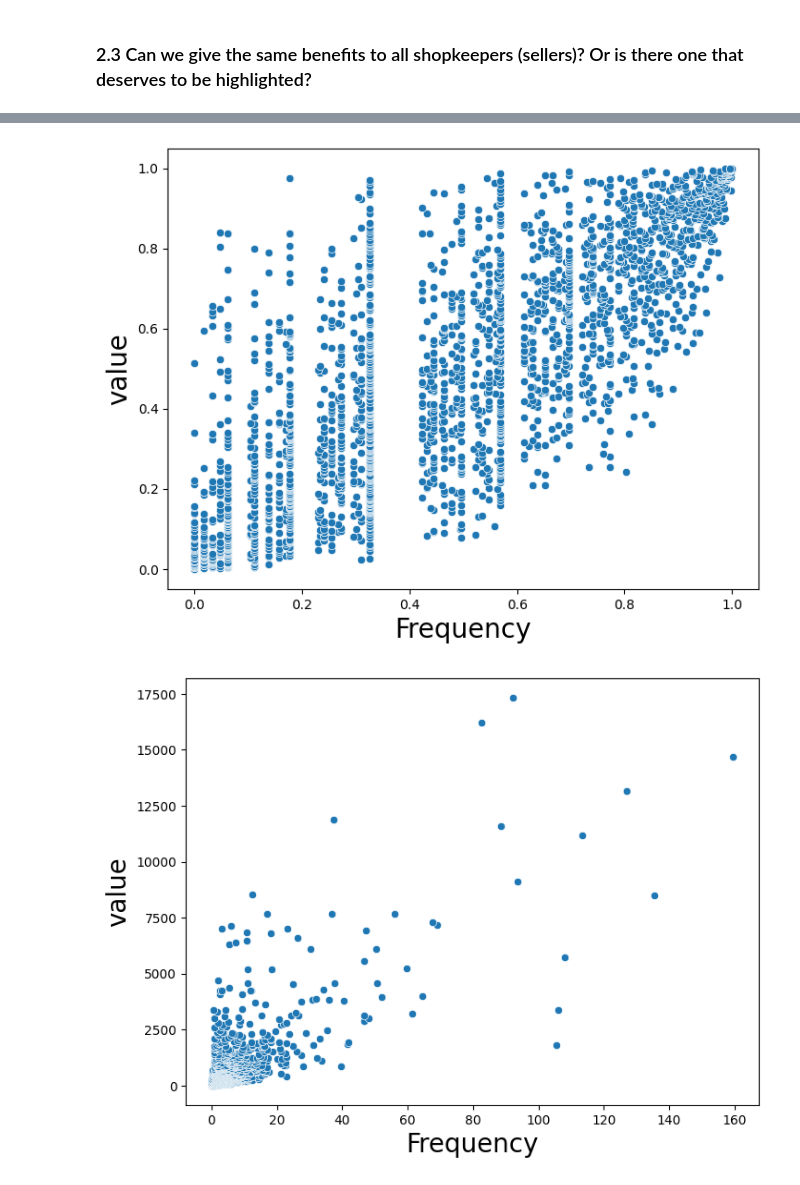
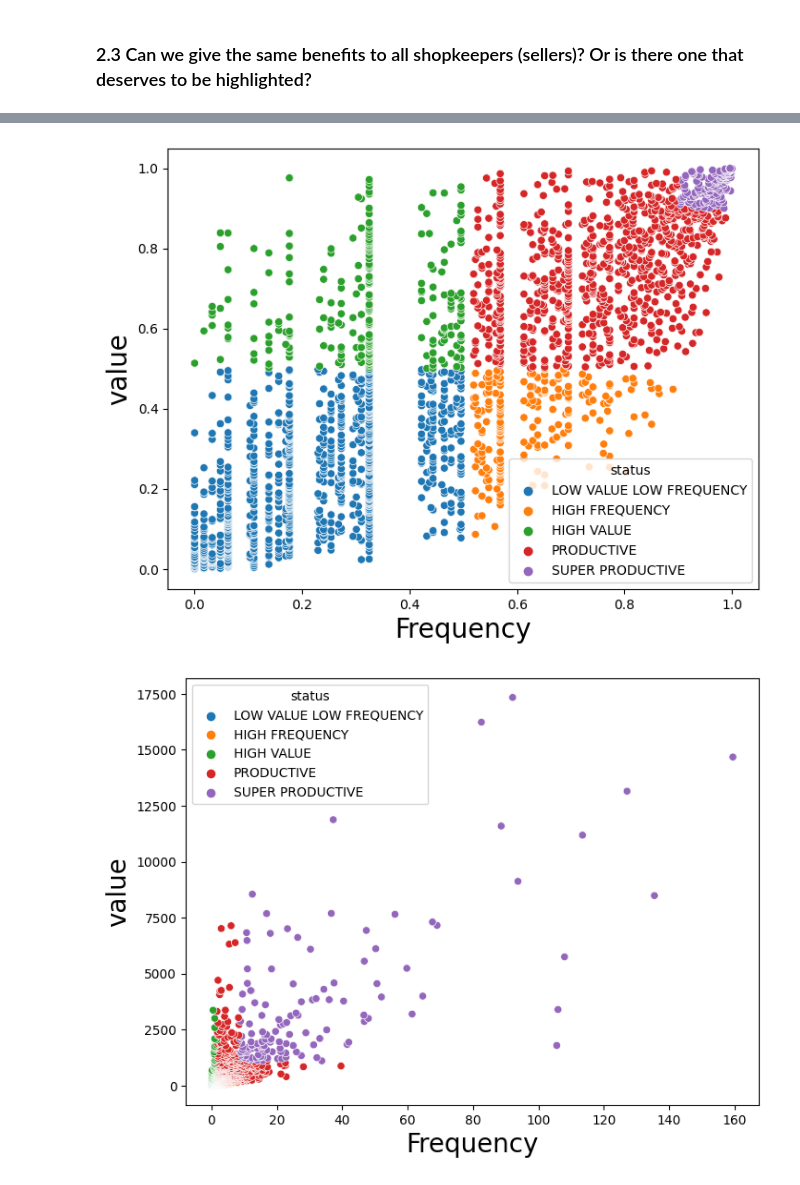
Before and after one commit to pauloreis-ds/olist, a Jupyter notebook: business_questions_insights/notebooks/1.1-pr-data-analysis-full-postgresql-challenge.ipynb, the cells around one changed output, grey strips where cells are left out. Cells and saved outputs as stored; diff of their text form; code cells hidden in the pictures.

```diff
--- a/business_questions_insights/notebooks/1.1-pr-data-analysis-full-postgresql-challenge.ipynb
+++ b/business_questions_insights/notebooks/1.1-pr-data-analysis-full-postgresql-challenge.ipynb
@@ -477,6 +477,15 @@ plt.show()
 initial_date = date(2018, 1, 1)
 final_date = date(2018, 10, 1)
 sellers_rank_abt_query = f'''
+SELECT *,
+       CASE WHEN percent_revenue <= 0.5 AND percent_orders <= 0.5 THEN 'LOW VALUE LOW FREQUENCY'
+       WHEN percent_revenue > 0.5 AND percent_orders <= 0.5 THEN 'HIGH VALUE'
+       WHEN percent_revenue <= 0.5 AND percent_orders > 0.5 THEN 'HIGH FREQUENCY'
+       WHEN percent_revenue < 0.9 AND percent_orders < 0.9 THEN 'PRODUCTIVE'
+       WHEN percent_revenue > 0.9 AND percent_orders > 0.9 THEN 'SUPER PRODUCTIVE'
+       ELSE 'PRODUCTIVE'
+       END AS segment_value_frequency
+FROM (
     SELECT seller_id,
            total_revenue/months_since_first_sale AS revenue_per_month,
            orders_quantity/months_since_first_sale AS orders_per_month,
@@ -492,8 +501,9 @@ sellers_rank_abt_query = f'''
               seller_id IS NOT NULL
         GROUP BY seller_id
     ) AS percent_rank_segment
+) AS segment_class
 '''
-columns = ['seller_id', 'revenue_per_month', 'orders_per_month', 'value_rank', 'frequency_rank']
+columns = ['seller_id', 'revenue_per_month', 'orders_per_month', 'value_rank', 'frequency_rank', 'status']
 sellers_rank_abt = to_pandas(bd_execute(sellers_rank_abt_query), columns)
 sellers_rank_abt.head(5)
 # %% [output]
@@ -525,16 +537,16 @@ print(read_query(f"../sql_queries/sellers_rank_abt_query.sql"))
 # %%
 fig(8,6)
 plt.xlabel('Frequency', size=20)
 plt.ylabel('value', size=20)
-sns.scatterplot(data=sellers_rank_abt, x='frequency_rank', y='value_rank')
+sns.scatterplot(data=sellers_rank_abt, x='frequency_rank', y='value_rank', hue='status')
 plt.show()
 # %% [output]
-[figure, old version]
+[figure, new version]
 # %%
 fig(8,6)
 plt.xlabel('Frequency', size=20)
 plt.ylabel('value', size=20)
-sns.scatterplot(data=sellers_rank_abt, x='orders_per_month', y='revenue_per_month')
+sns.scatterplot(data=sellers_rank_abt, x='orders_per_month', y='revenue_per_month', hue='status')
 plt.show()
 # %% [output]
-[figure, old version]
+[figure, new version]
```
Also changed, not shown: parts of 2 cells of this notebook, 1 other file.
